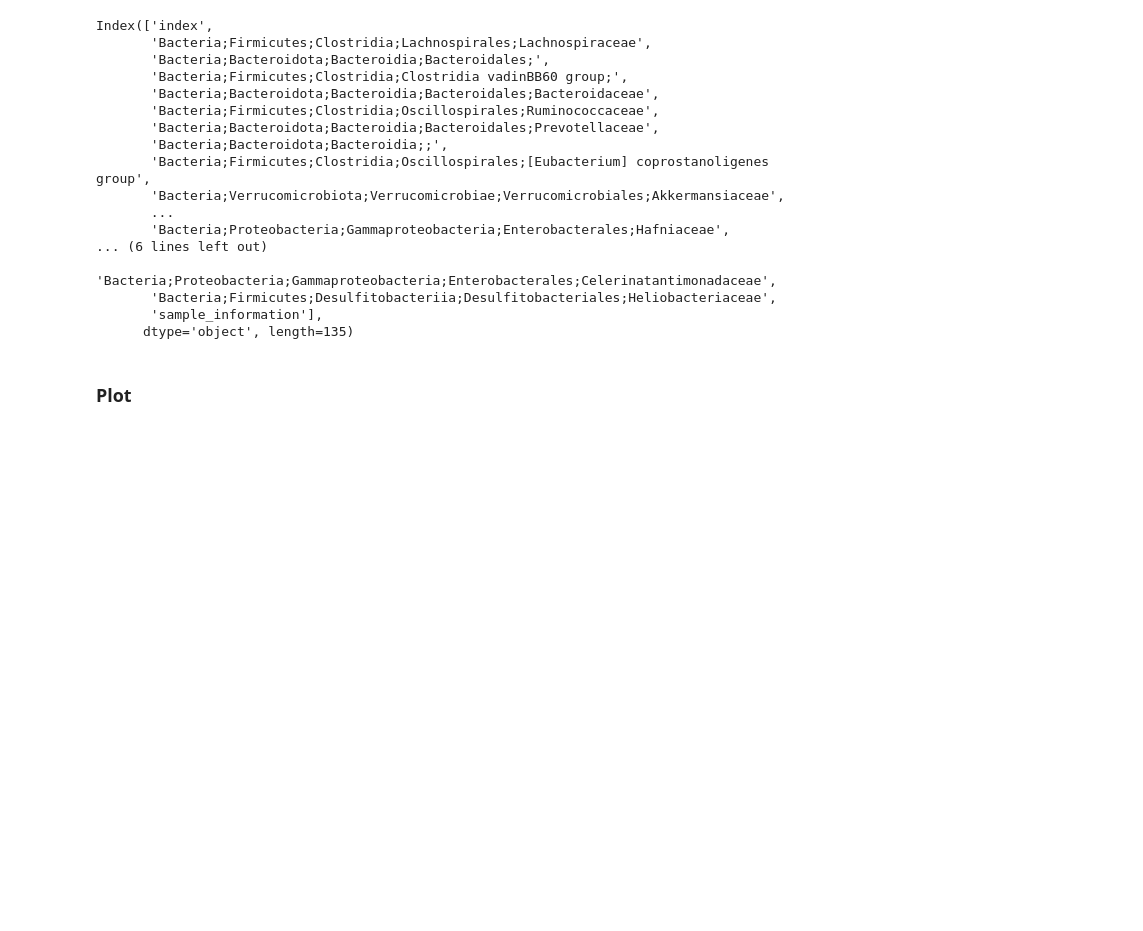
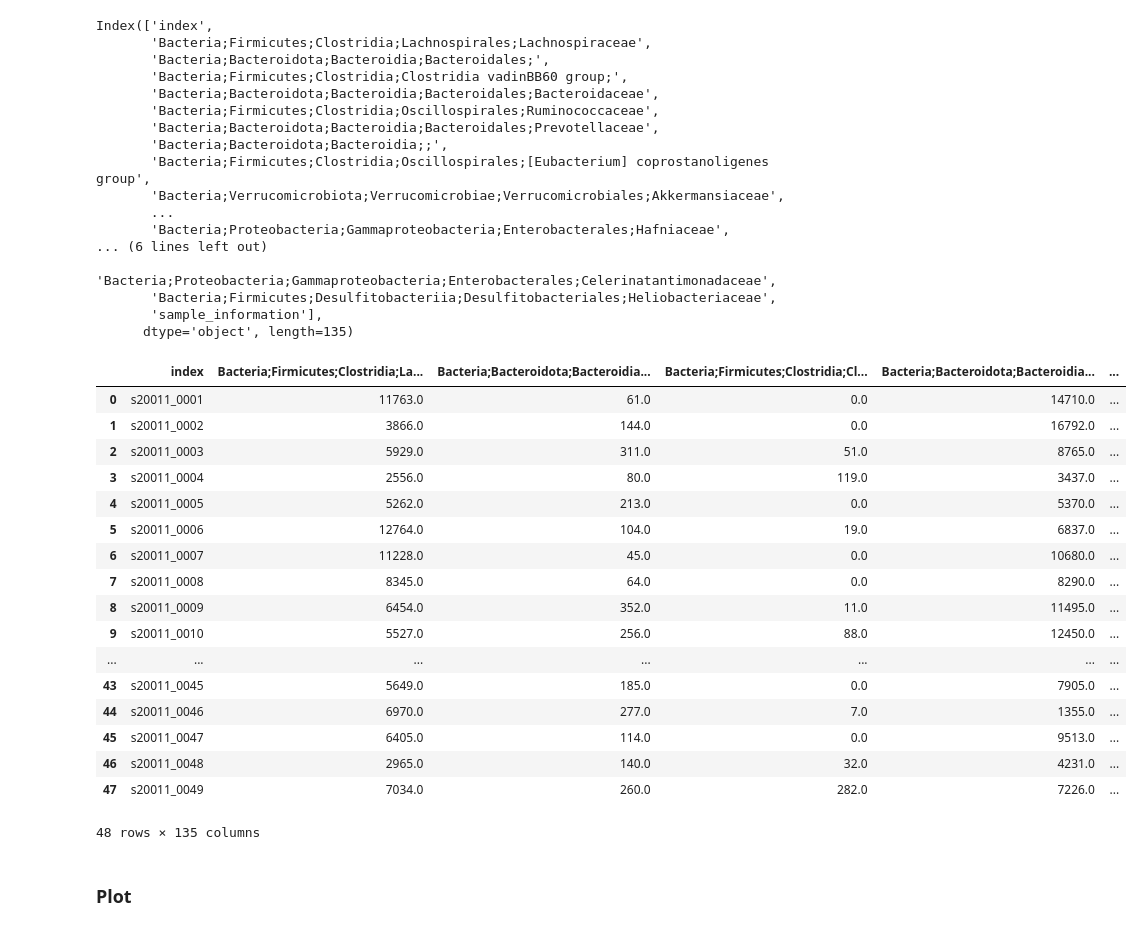
Before and after one commit to icbi-lab/diabetes_microbe, a Jupyter notebook: 02-scripts/02_upsetplot.ipynb, the cells around one changed output. Drawn from its saved outputs; the diff is of its cells as text; code cells hidden in the pictures; blank space fills up the shorter version.

```diff
--- a/02-scripts/02_upsetplot.ipynb
+++ b/02-scripts/02_upsetplot.ipynb
@@ -79,3 +79,24 @@ Index(['index',
        'Bacteria;Firmicutes;Desulfitobacteriia;Desulfitobacteriales;Heliobacteriaceae',
        'sample_information'],
       dtype='object', length=135)
+# %%
+df_tax
+# %% [output]
+|  | index | Bacteria;Firmicutes;Clostridia;La... | Bacteria;Bacteroidota;Bacteroidia... | Bacteria;Firmicutes;Clostridia;Cl... | Bacteria;Bacteroidota;Bacteroidia... | ... |
+| 0 | s20011_0001 | 11763.0 | 61.0 | 0.0 | 14710.0 | ... |
+| 1 | s20011_0002 | 3866.0 | 144.0 | 0.0 | 16792.0 | ... |
+| 2 | s20011_0003 | 5929.0 | 311.0 | 51.0 | 8765.0 | ... |
+| 3 | s20011_0004 | 2556.0 | 80.0 | 119.0 | 3437.0 | ... |
+| 4 | s20011_0005 | 5262.0 | 213.0 | 0.0 | 5370.0 | ... |
+| 5 | s20011_0006 | 12764.0 | 104.0 | 19.0 | 6837.0 | ... |
+| 6 | s20011_0007 | 11228.0 | 45.0 | 0.0 | 10680.0 | ... |
+| 7 | s20011_0008 | 8345.0 | 64.0 | 0.0 | 8290.0 | ... |
+| 8 | s20011_0009 | 6454.0 | 352.0 | 11.0 | 11495.0 | ... |
+| 9 | s20011_0010 | 5527.0 | 256.0 | 88.0 | 12450.0 | ... |
+| ... | ... | ... | ... | ... | ... | ... |
+| 43 | s20011_0045 | 5649.0 | 185.0 | 0.0 | 7905.0 | ... |
+| 44 | s20011_0046 | 6970.0 | 277.0 | 7.0 | 1355.0 | ... |
+| 45 | s20011_0047 | 6405.0 | 114.0 | 0.0 | 9513.0 | ... |
+| 46 | s20011_0048 | 2965.0 | 140.0 | 32.0 | 4231.0 | ... |
+| 47 | s20011_0049 | 7034.0 | 260.0 | 282.0 | 7226.0 | ... |
+48 rows × 135 columns
```
Also changed, not shown: parts of 9 cells of this notebook, 8 other files.
